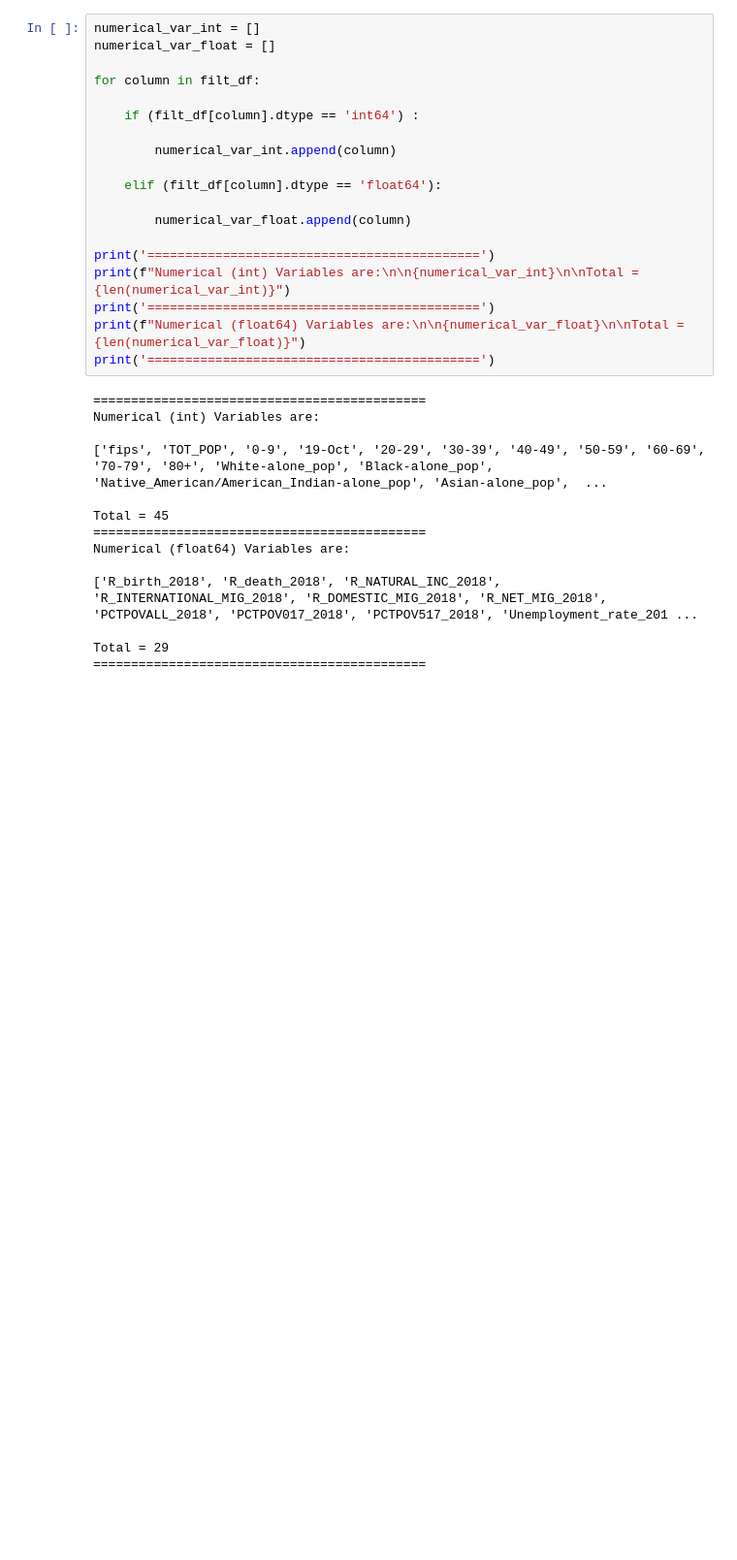
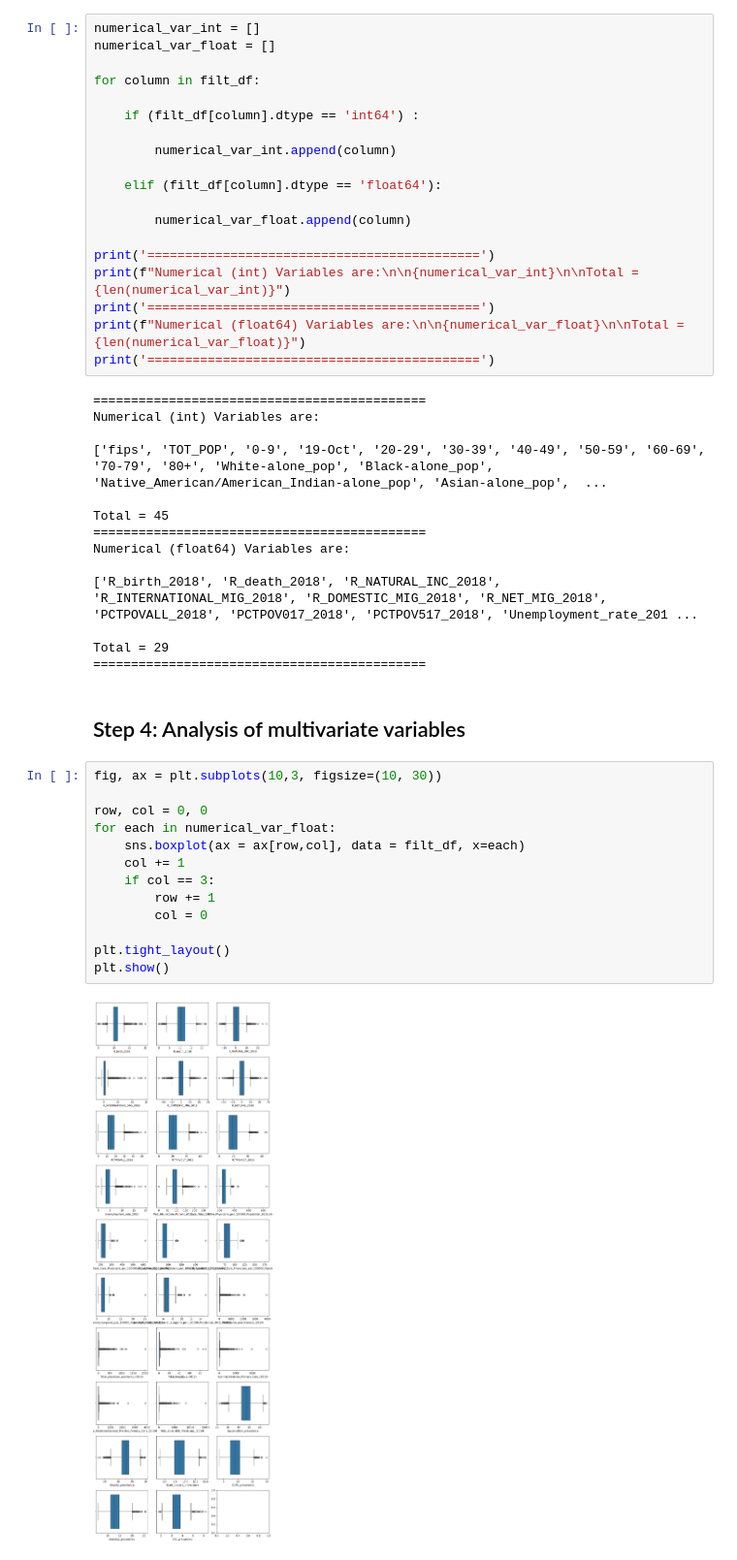
Before and after one commit to Fer-romer/Fer-romer-Regularized-Linear-Regression, a Jupyter notebook: src/explore.ipynb, the cells around one changed output. Shown at 97% size. Cells and saved outputs as stored; diff of their text form; blank space fills up the shorter version.

```diff
--- a/src/explore.ipynb
+++ b/src/explore.ipynb
@@ -217,3 +217,20 @@ Numerical (float64) Variables are:
 
 Total = 29
 ============================================
+# %% [markdown]
+## Step 4: Analysis of multivariate variables
+# %%
+fig, ax = plt.subplots(10,3, figsize=(10, 30))
+
+row, col = 0, 0
+for each in numerical_var_float:
+    sns.boxplot(ax = ax[row,col], data = filt_df, x=each)
+    col += 1
+    if col == 3:
+        row += 1
+        col = 0
+
+plt.tight_layout()
+plt.show()
+# %% [output]
+[figure, added]
```
Also changed, not shown: parts of 8 cells of this notebook, 1 other file.
